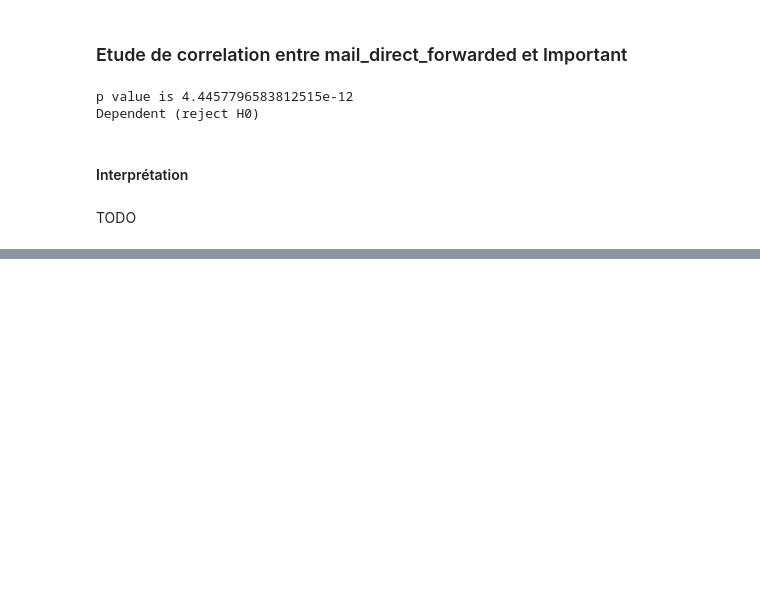
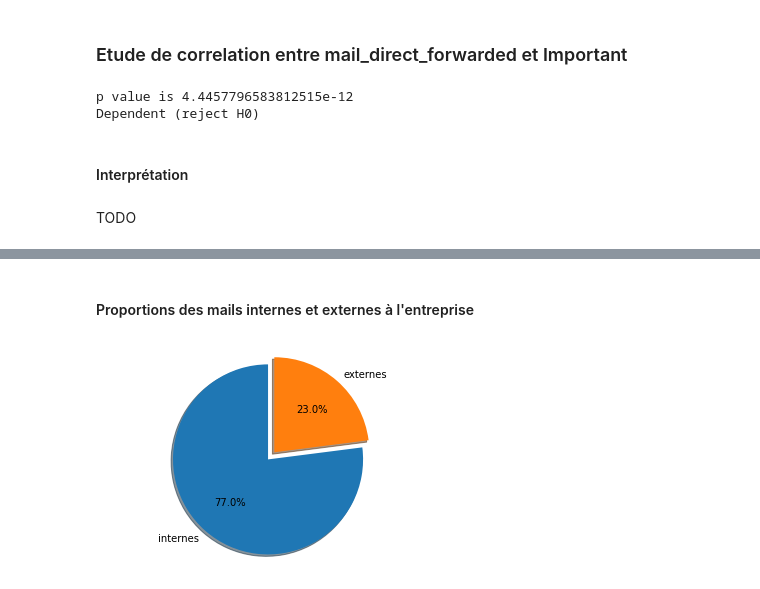
Before and after one commit to Rudy-balzano/ProjetDataScience, a Jupyter notebook: DS_project.ipynb, the cells around one changed output, grey strips where cells are left out. Cells and saved outputs as stored; diff of their text form; code cells hidden in the pictures; blank space fills up the shorter version.

```diff
--- a/DS_project.ipynb
+++ b/DS_project.ipynb
@@ -647,0 +664,21 @@ TODO
+# %% [markdown]
+#### Proportions des mails internes et externes à l'entreprise
+# %%
+internes = len(dataset[dataset["To"].str.contains("@enron.com")==True])
+externes = len(dataset[dataset["To"].str.contains("@enron.com")==False])
+
+import matplotlib.pyplot as plt
+
+# Pie chart, where the slices will be ordered and plotted counter-clockwise:
+labels = "internes", "externes"
+sizes = [internes, externes]
+explode = (0, 0.1)  # only "explode" the 2nd slice (i.e. 'Hogs')
+
+fig1, ax1 = plt.subplots()
+ax1.pie(sizes, explode=explode, labels=labels, autopct='%1.1f%%',
+        shadow=True, startangle=90)
+ax1.axis('equal')  # Equal aspect ratio ensures that pie is drawn as a circle.
+
+plt.show()
+# %% [output]
+[figure, added]
```
Also changed, not shown: parts of 17 cells of this notebook, 4 other files.
